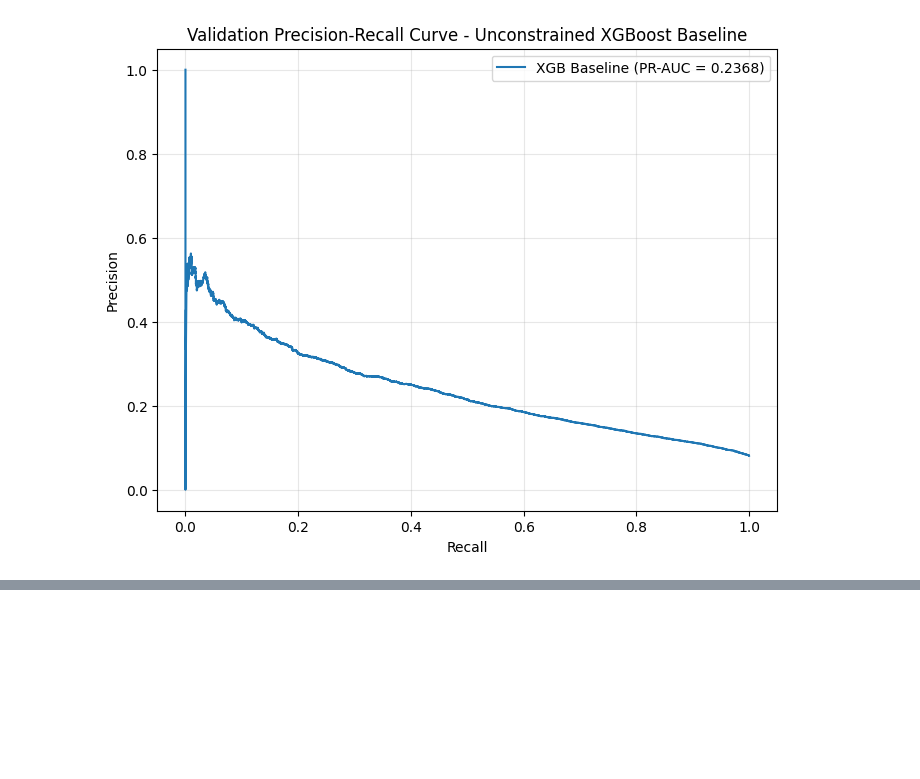
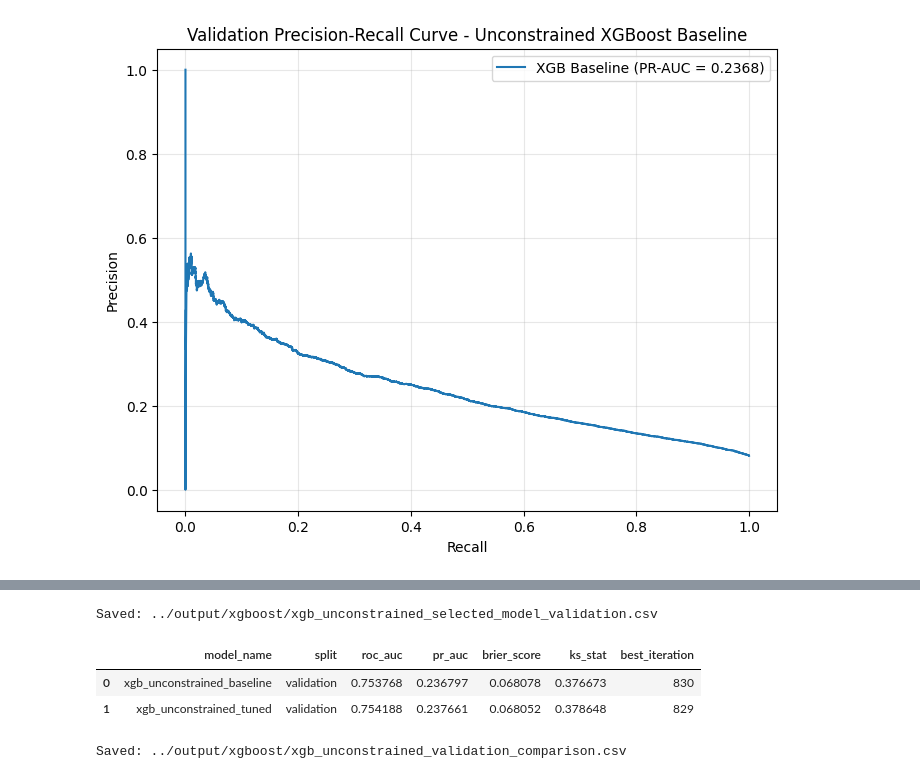
Before and after one commit to jlsampedromazon/credit-risk-model-constraint-eval, a Jupyter notebook: scripts/xgboost_models.ipynb, the cells around one changed output, grey strips where cells are left out. Saved outputs shown, nothing was run; the diff lists cells and outputs as text; code cells hidden in the pictures; blank space fills up the shorter version.

```diff
--- a/scripts/xgboost_models.ipynb
+++ b/scripts/xgboost_models.ipynb
@@ -484,0 +691,14 @@ plot_pr_curves(
+# %%
+# Select best unconstrained model (already sorted so first row is most performant model)
+
+best_unconstrained_name = search_results_df.loc[0, "model_name"]
+best_xgb_unconstrained = search_models[best_unconstrained_name]
+
+print("Selected tuned unconstrained XGBoost model:")
+print(f"- Candidate name: {best_unconstrained_name}")
+print(f"- Validation PR-AUC: {search_results_df.loc[0, 'pr_auc']:.6f}")
+print(f"- Validation ROC-AUC: {search_results_df.loc[0, 'roc_auc']:.6f}")
+print(f"- Validation KS: {search_results_df.loc[0, 'ks_stat']:.6f}")
+print(f"- Validation Brier: {search_results_df.loc[0, 'brier_score']:.6f}")
+print(f"- Best boosting iteration: {best_xgb_unconstrained.best_iteration}")
+print(f"- Best XGBoost validation score: {best_xgb_unconstrained.best_score}")
@@ -484,0 +715,39 @@ plot_pr_curves(
+# %%
+# Save single selected tuned unconstrained model row (used later in constrained model comparison)
+best_unconstrained_row_df = search_results_df.head(1).copy()
+best_unconstrained_row_df.to_csv(SELECTED_MODEL_CSV, index=False)
+print(f"Saved: {SELECTED_MODEL_CSV}")
+# %% [output]
+Saved: ../output/xgboost/xgb_unconstrained_selected_model_validation.csv
+# %%
+# Evaluate tuned unconstrained model on validation for comparison against  original unconstrained baseline
+tuned_val_result = evaluate_binary_model(
+    model=best_xgb_unconstrained,
+    X=X_val_ready,
+    y=y_val,
+    split_name="validation",
+    model_name="xgb_unconstrained_tuned"
+)
+
+# Store validation predicted probabilities for comparison plots
+tuned_val_prob = best_xgb_unconstrained.predict_proba(X_val_ready)[:, 1]
+
+# Build a validation-only comparison table
+validation_compare_df = pd.DataFrame([
+    baseline_val_result,
+    tuned_val_result
+])
+
+validation_compare_df
+# %% [output]
+|  | model_name | split | roc_auc | pr_auc | brier_score | ks_stat | best_iteration |
+| 0 | xgb_unconstrained_baseline | validation | 0.753768 | 0.236797 | 0.068078 | 0.376673 | 830 |
+| 1 | xgb_unconstrained_tuned | validation | 0.754188 | 0.237661 | 0.068052 | 0.378648 | 829 |
+# %%
+# Save the validation comparison between:
+# - original unconstrained baseline
+# - tuned unconstrained XGBoost
+validation_compare_df.to_csv(VALIDATION_COMPARE_CSV, index=False)
+print(f"Saved: {VALIDATION_COMPARE_CSV}")
+# %% [output]
+Saved: ../output/xgboost/xgb_unconstrained_validation_comparison.csv
```
Also changed, not shown: parts of 19 cells of this notebook, 1 other file.
